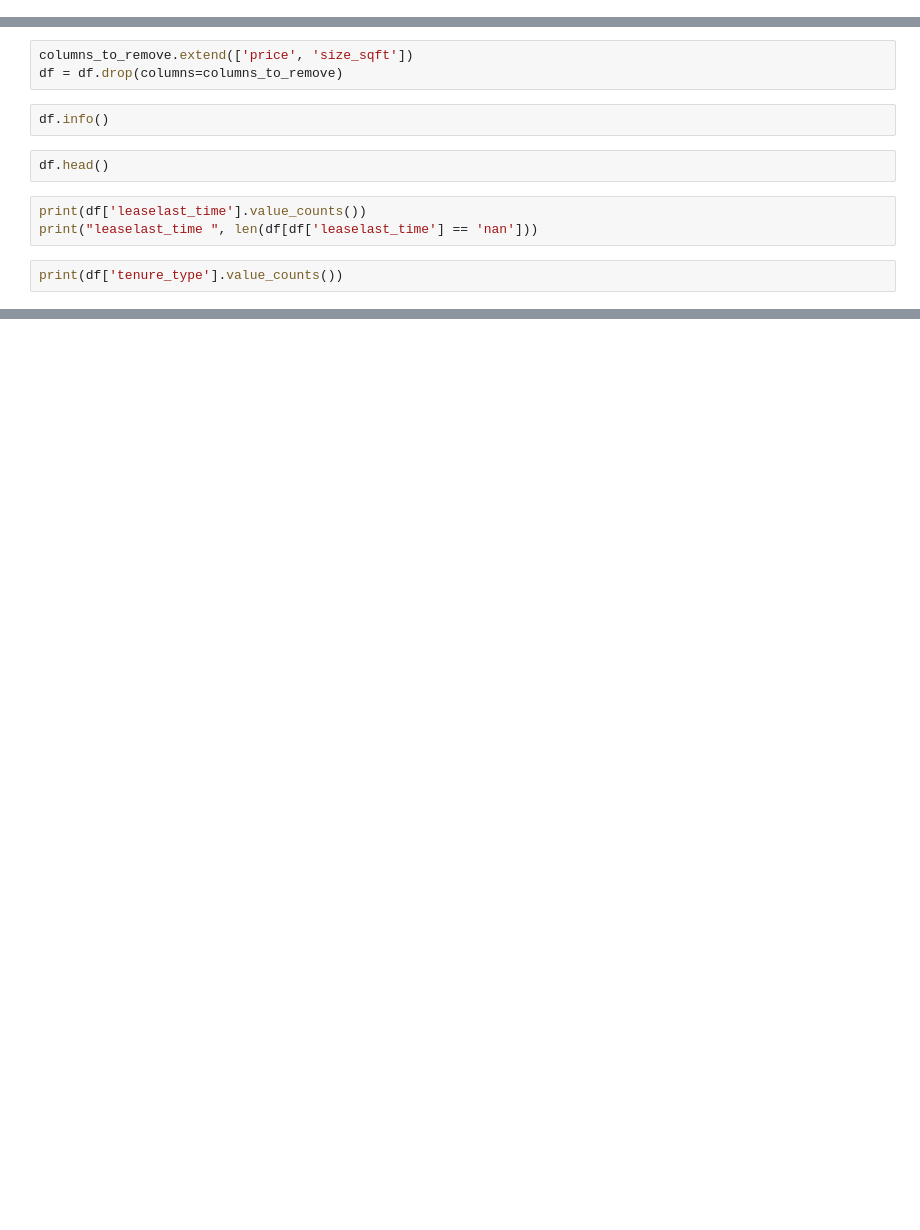
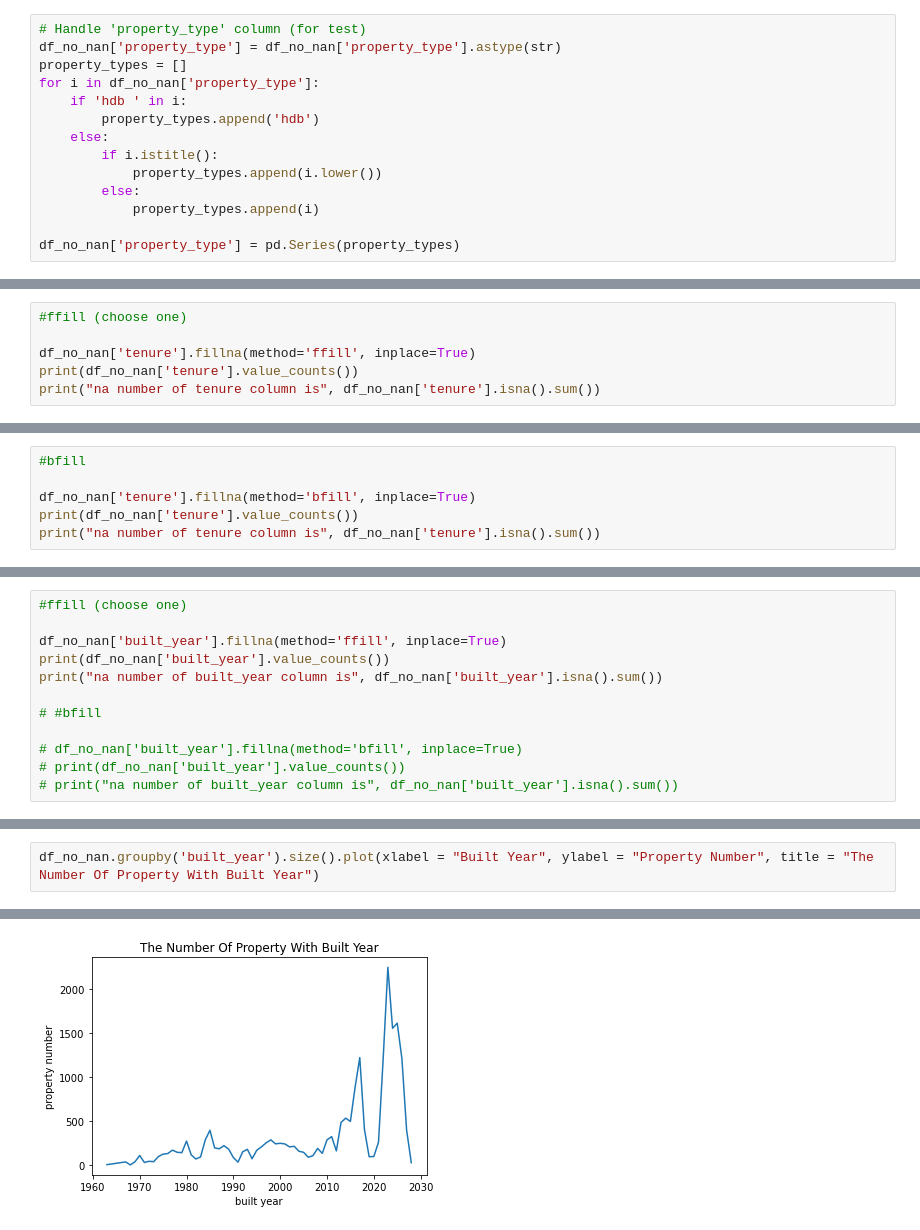
Before and after one commit to PigeonPhobia/no-bylan-regressor, a Jupyter notebook: zhulianda_EDA.ipynb, the cells around one changed output, grey strips where cells are left out. Saved outputs shown, nothing was run; the diff lists cells and outputs as text; blank space fills up the shorter version.

Commit message:
built year and tenure

```diff
--- a/zhulianda_EDA.ipynb
+++ b/zhulianda_EDA.ipynb
@@ -2,0 +56,14 @@
+# %%
+# Handle 'property_type' column (for test)
+df_no_nan['property_type'] = df_no_nan['property_type'].astype(str)
+property_types = []
+for i in df_no_nan['property_type']:
+    if 'hdb ' in i:
+        property_types.append('hdb')
+    else:
+        if i.istitle():
+            property_types.append(i.lower())
+        else:
+            property_types.append(i)
+
+df_no_nan['property_type'] = pd.Series(property_types)
@@ -2,0 +106,6 @@
+# %%
+#ffill (choose one)
+
+df_no_nan['tenure'].fillna(method='ffill', inplace=True)
+print(df_no_nan['tenure'].value_counts())
+print("na number of tenure column is", df_no_nan['tenure'].isna().sum())
@@ -2,0 +126,6 @@
+# %%
+#bfill
+
+df_no_nan['tenure'].fillna(method='bfill', inplace=True)
+print(df_no_nan['tenure'].value_counts())
+print("na number of tenure column is", df_no_nan['tenure'].isna().sum())
@@ -2,0 +163,12 @@
+# %%
+#ffill (choose one)
+
+df_no_nan['built_year'].fillna(method='ffill', inplace=True)
+print(df_no_nan['built_year'].value_counts())
+print("na number of built_year column is", df_no_nan['built_year'].isna().sum())
+
+# #bfill
+
+# df_no_nan['built_year'].fillna(method='bfill', inplace=True)
+# print(df_no_nan['built_year'].value_counts())
+# print("na number of built_year column is", df_no_nan['built_year'].isna().sum())
@@ -74,12 +191,3 @@ df['leaselast_time'] = pd.Series(leasehold_time)
-# %%
-columns_to_remove.extend(['price', 'size_sqft'])
-df = df.drop(columns=columns_to_remove)
-# %%
-df.info()
-# %%
-df.head()
-# %%
-print(df['leaselast_time'].value_counts())
-print("leaselast_time ", len(df[df['leaselast_time'] == 'nan']))
-# %%
-print(df['tenure_type'].value_counts())
+# %%
+df_no_nan.groupby('built_year').size().plot(xlabel = "Built Year", ylabel = "Property Number", title = "The Number Of Property With Built Year")
+# %% [output]
@@ -85,0 +195 @@ print(df['tenure_type'].value_counts())
+[figure, added]
```
Also changed, not shown: parts of 25 cells of this notebook, 2 other files.
